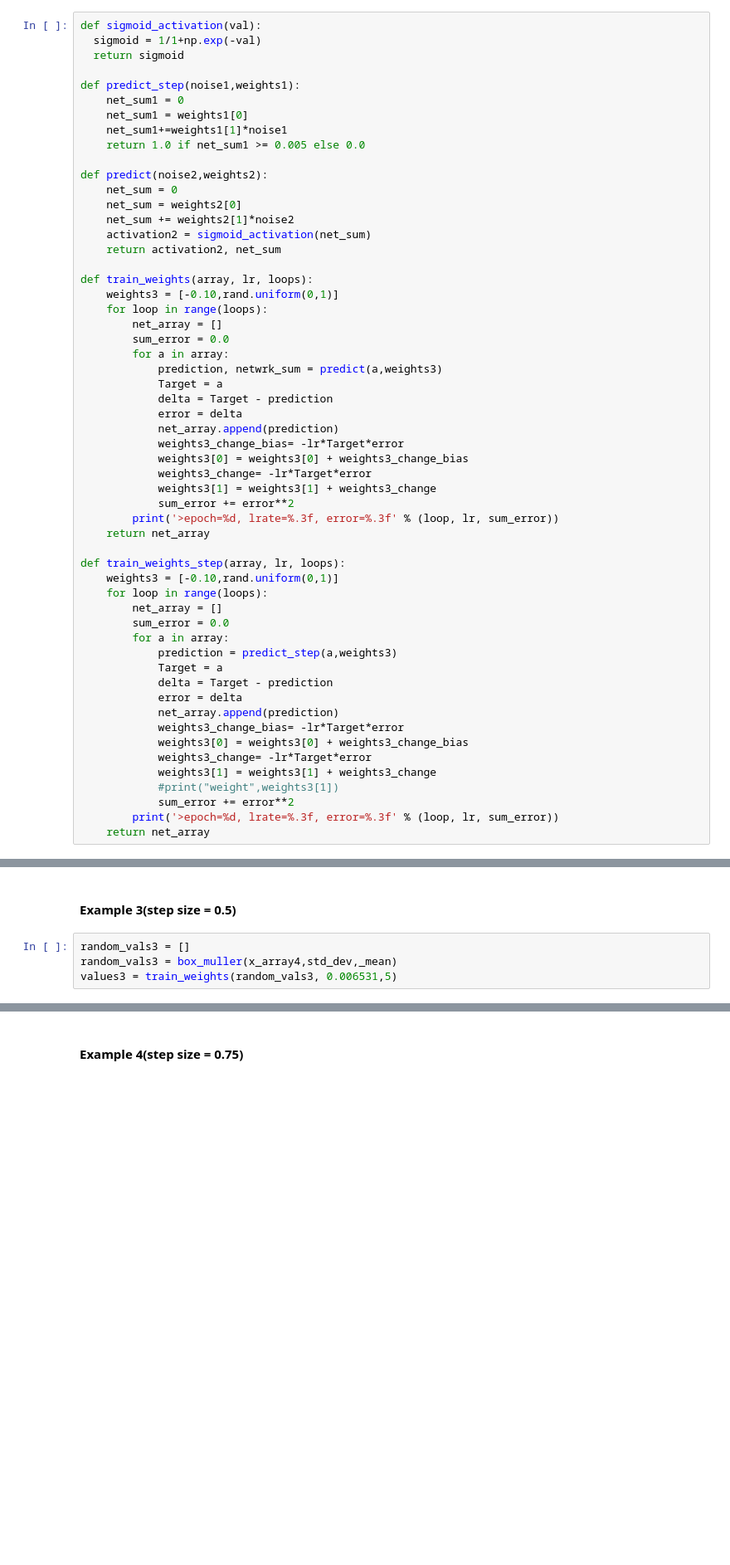
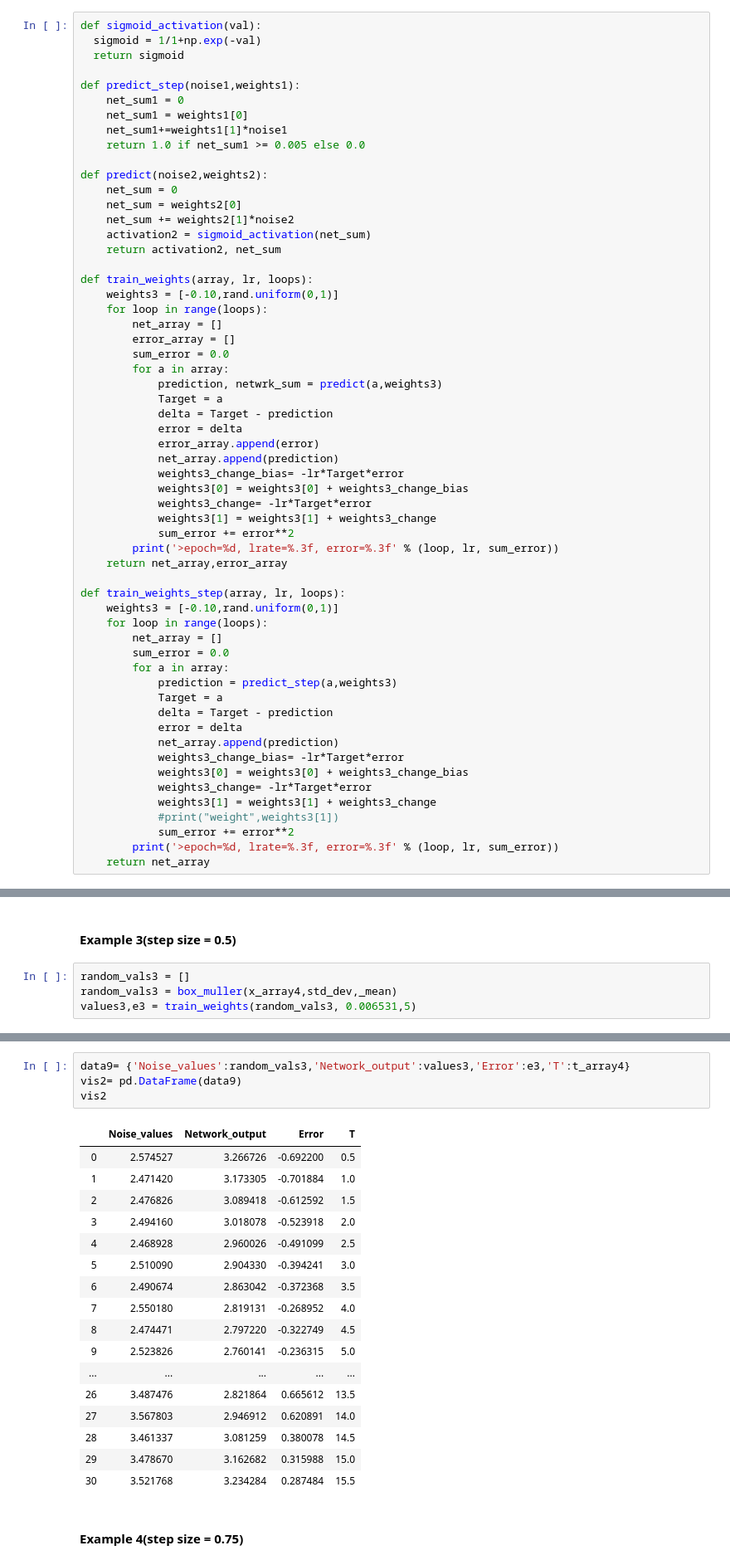
Before and after one commit to Kikumu/Computational-science-practice, a Jupyter notebook: Computational Science ACW.ipynb, the cells around one changed output, grey strips where cells are left out. Shown at 83% size. Cells and saved outputs as stored; diff of their text form; blank space fills up the shorter version.

```diff
--- a/Computational Science ACW.ipynb
+++ b/Computational Science ACW.ipynb
@@ -245,12 +245,14 @@ def train_weights(array, lr, loops):
     weights3 = [-0.10,rand.uniform(0,1)]
     for loop in range(loops):
         net_array = []
+        error_array = []
         sum_error = 0.0
         for a in array:
             prediction, netwrk_sum = predict(a,weights3)
             Target = a
             delta = Target - prediction
             error = delta
+            error_array.append(error)
             net_array.append(prediction)
             weights3_change_bias= -lr*Target*error
             weights3[0] = weights3[0] + weights3_change_bias
@@ -258,7 +260,7 @@ def train_weights(array, lr, loops):
             weights3[1] = weights3[1] + weights3_change
             sum_error += error**2
         print('>epoch=%d, lrate=%.3f, error=%.3f' % (loop, lr, sum_error))
-    return net_array
+    return net_array,error_array
 
 def train_weights_step(array, lr, loops):
     weights3 = [-0.10,rand.uniform(0,1)]
@@ -393,5 +431,5 @@ plt.show()
 # %%
 random_vals3 = []
 random_vals3 = box_muller(x_array4,std_dev,_mean)
-values3 = train_weights(random_vals3, 0.006531,5)
+values3,e3 = train_weights(random_vals3, 0.006531,5)
 # %% [output]
@@ -412,3 +450,25 @@ plt.show()
+# %%
+data9= {'Noise_values':random_vals3,'Network_output':values3,'Error':e3,'T':t_array4}
+vis2= pd.DataFrame(data9)
+vis2
+# %% [output]
+|  | Noise_values | Network_output | Error | T |
+| 0 | 2.574527 | 3.266726 | -0.692200 | 0.5 |
+| 1 | 2.471420 | 3.173305 | -0.701884 | 1.0 |
+| 2 | 2.476826 | 3.089418 | -0.612592 | 1.5 |
+| 3 | 2.494160 | 3.018078 | -0.523918 | 2.0 |
+| 4 | 2.468928 | 2.960026 | -0.491099 | 2.5 |
+| 5 | 2.510090 | 2.904330 | -0.394241 | 3.0 |
+| 6 | 2.490674 | 2.863042 | -0.372368 | 3.5 |
+| 7 | 2.550180 | 2.819131 | -0.268952 | 4.0 |
+| 8 | 2.474471 | 2.797220 | -0.322749 | 4.5 |
+| 9 | 2.523826 | 2.760141 | -0.236315 | 5.0 |
+| ... | ... | ... | ... | ... |
+| 26 | 3.487476 | 2.821864 | 0.665612 | 13.5 |
+| 27 | 3.567803 | 2.946912 | 0.620891 | 14.0 |
+| 28 | 3.461337 | 3.081259 | 0.380078 | 14.5 |
+| 29 | 3.478670 | 3.162682 | 0.315988 | 15.0 |
+| 30 | 3.521768 | 3.234284 | 0.287484 | 15.5 |
 # %% [markdown]
 #### Example 4(step size = 0.75)
 # %%
```
Also changed, not shown: parts of 14 cells of this notebook.
